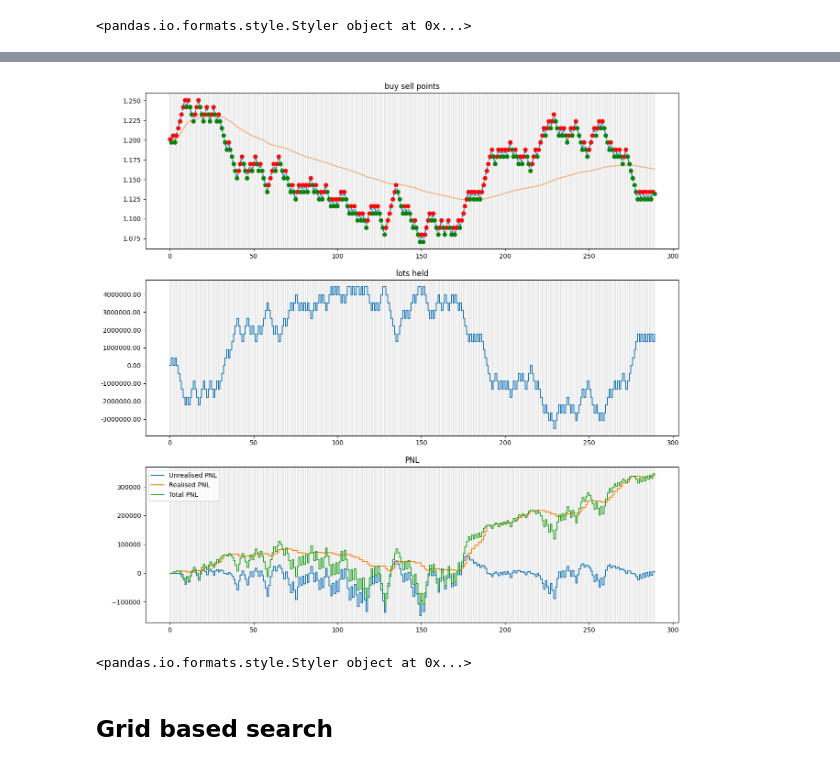
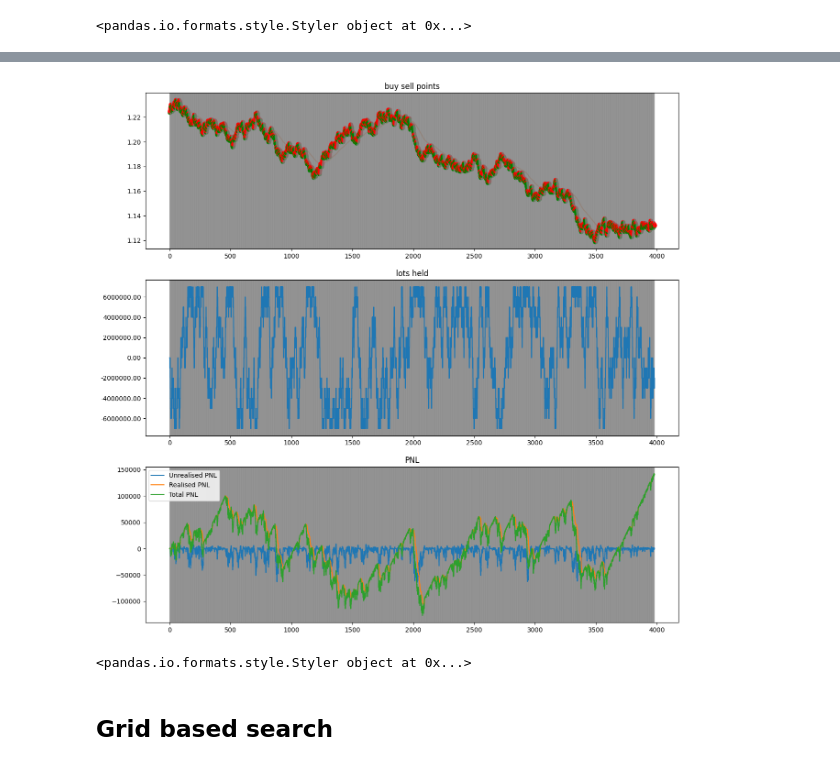
Before and after one commit to SamanvayMS/bp-Trading, a Jupyter notebook: optimization.ipynb, the cells around one changed output, grey strips where cells are left out. Cells and saved outputs as stored; diff of their text form; code cells hidden in the pictures.

```diff
--- a/optimization.ipynb
+++ b/optimization.ipynb
@@ -297,7 +297,7 @@ optimal_G, optimal_n,optimal_d, - study.best_value
 # %%
-_,_,_,_,_  = run_strategy_eval(tick_data,optimal_G,optimal_n,trade_plot=True)
+_,_,_,_,_  = run_strategy_eval(tick_data,optimal_G,optimal_n,optimal_d,trade_plot=True)
 # %% [output]
-[figure, old version]
+[figure, new version]
 <pandas.io.formats.style.Styler object at 0x...>
 # %% [markdown]
 ## Grid based search
```
Also changed, not shown: parts of 2 cells of this notebook.
